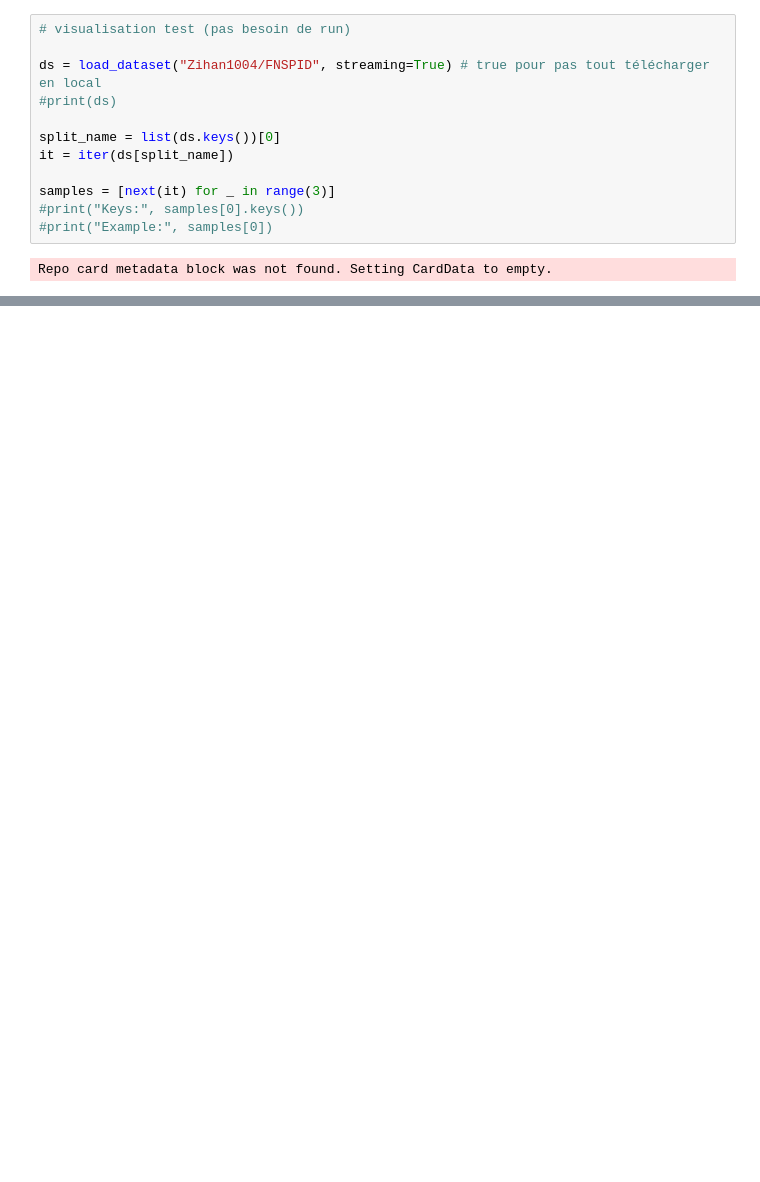
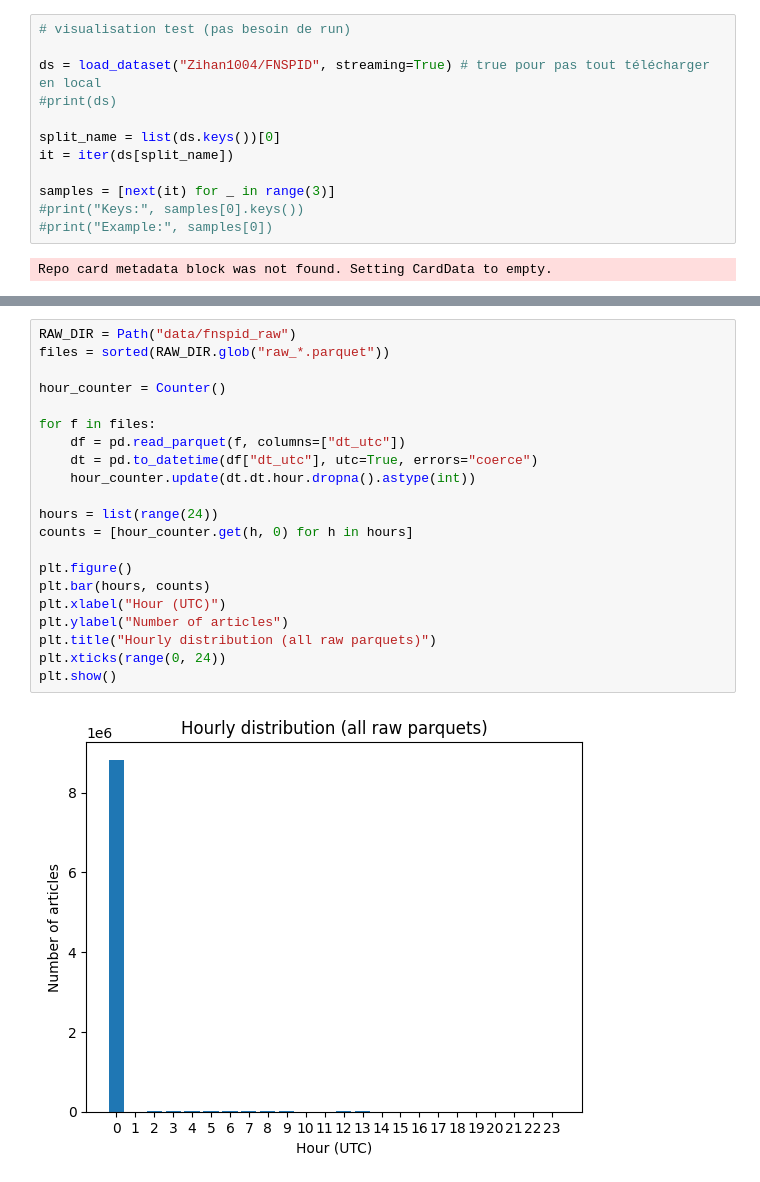
Before and after one commit to BRamesh02/Modality-aware-transformer, a Jupyter notebook: text_data.ipynb, the cells around one changed output, grey strips where cells are left out. Saved outputs shown, nothing was run; the diff lists cells and outputs as text; blank space fills up the shorter version.

```diff
--- a/text_data.ipynb
+++ b/text_data.ipynb
@@ -66,0 +140,23 @@ print(hours)
+# %%
+RAW_DIR = Path("data/fnspid_raw")
+files = sorted(RAW_DIR.glob("raw_*.parquet"))
+
+hour_counter = Counter()
+
+for f in files:
+    df = pd.read_parquet(f, columns=["dt_utc"])
+    dt = pd.to_datetime(df["dt_utc"], utc=True, errors="coerce")
+    hour_counter.update(dt.dt.hour.dropna().astype(int))
+
+hours = list(range(24))
+counts = [hour_counter.get(h, 0) for h in hours]
+
+plt.figure()
+plt.bar(hours, counts)
+plt.xlabel("Hour (UTC)")
+plt.ylabel("Number of articles")
+plt.title("Hourly distribution (all raw parquets)")
+plt.xticks(range(0, 24))
+plt.show()
+# %% [output]
+[figure, added]
```
Also changed, not shown: parts of 20 cells of this notebook, 2 other files.
